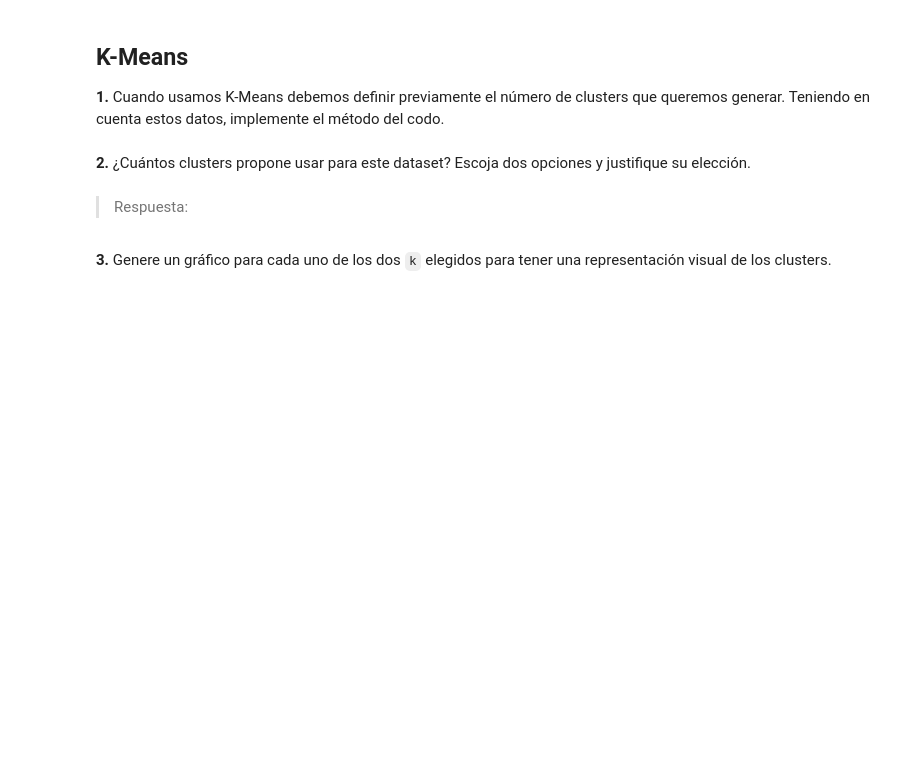
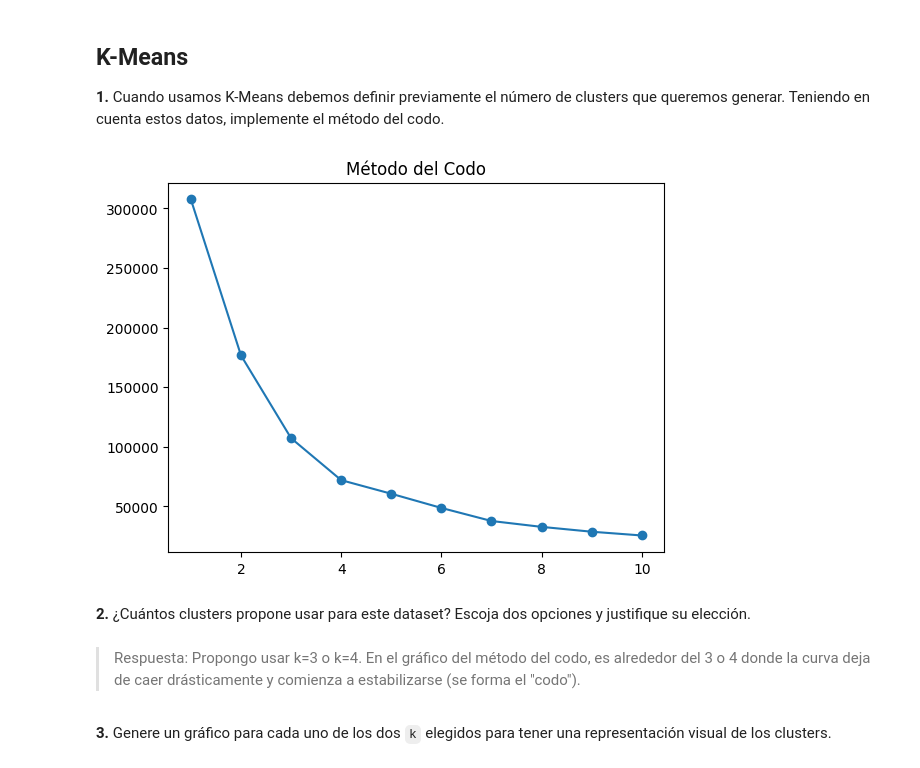
Before and after one commit to ElCuervas/Tarea-8-Lab-clustering, a Jupyter notebook: Lab_clustering.ipynb, the cells around one changed output. Saved outputs shown, nothing was run; the diff lists cells and outputs as text; code cells hidden in the pictures; blank space fills up the shorter version.

```diff
--- a/Lab_clustering.ipynb
+++ b/Lab_clustering.ipynb
@@ -56,9 +56,23 @@ array([[25.0514,  5.7475],
 ## K-Means
 
 **1.** Cuando usamos K-Means debemos definir previamente el número de clusters que queremos generar. Teniendo en cuenta estos datos, implemente el método del codo.
+# %%
+from sklearn.cluster import KMeans
+import matplotlib.pyplot as plt
+
+errores = []
+for i in range(1, 11):
+    kmeans = KMeans(n_clusters=i, random_state=0).fit(X)
+    errores.append(kmeans.inertia_)
+
+plt.plot(range(1, 11), errores, marker='o')
+plt.title('Método del Codo')
+plt.show()
+# %% [output]
+[figure, added]
 # %% [markdown]
 **2.** ¿Cuántos clusters propone usar para este dataset? Escoja dos opciones y justifique su elección.
-# %% [markdown]
-> Respuesta:
+# %% [markdown]
+> Respuesta: Propongo usar k=3 o k=4. En el gráfico del método del codo, es alrededor del 3 o 4 donde la curva deja de caer drásticamente y comienza a estabilizarse (se forma el "codo").
 # %% [markdown]
 **3.** Genere un gráfico para cada uno de los dos `k` elegidos para tener una representación visual de los clusters.
```
Also changed, not shown: parts of 7 cells of this notebook.
